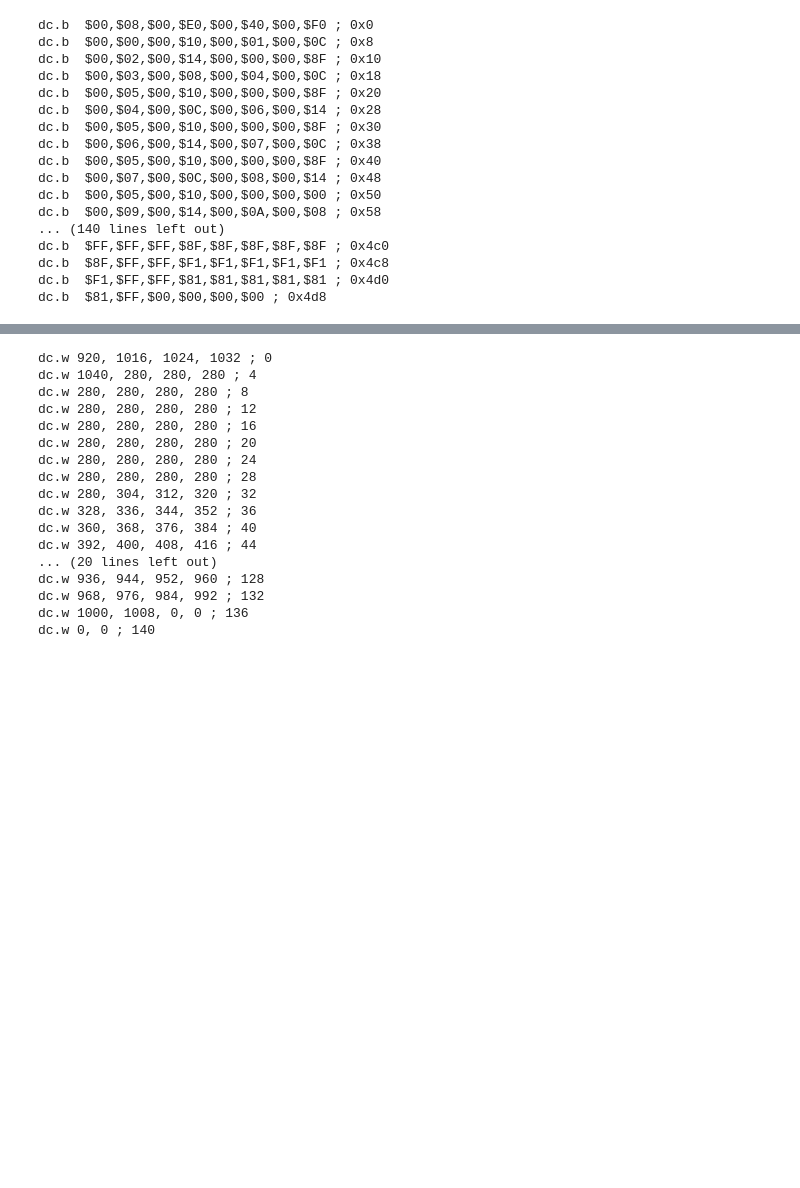
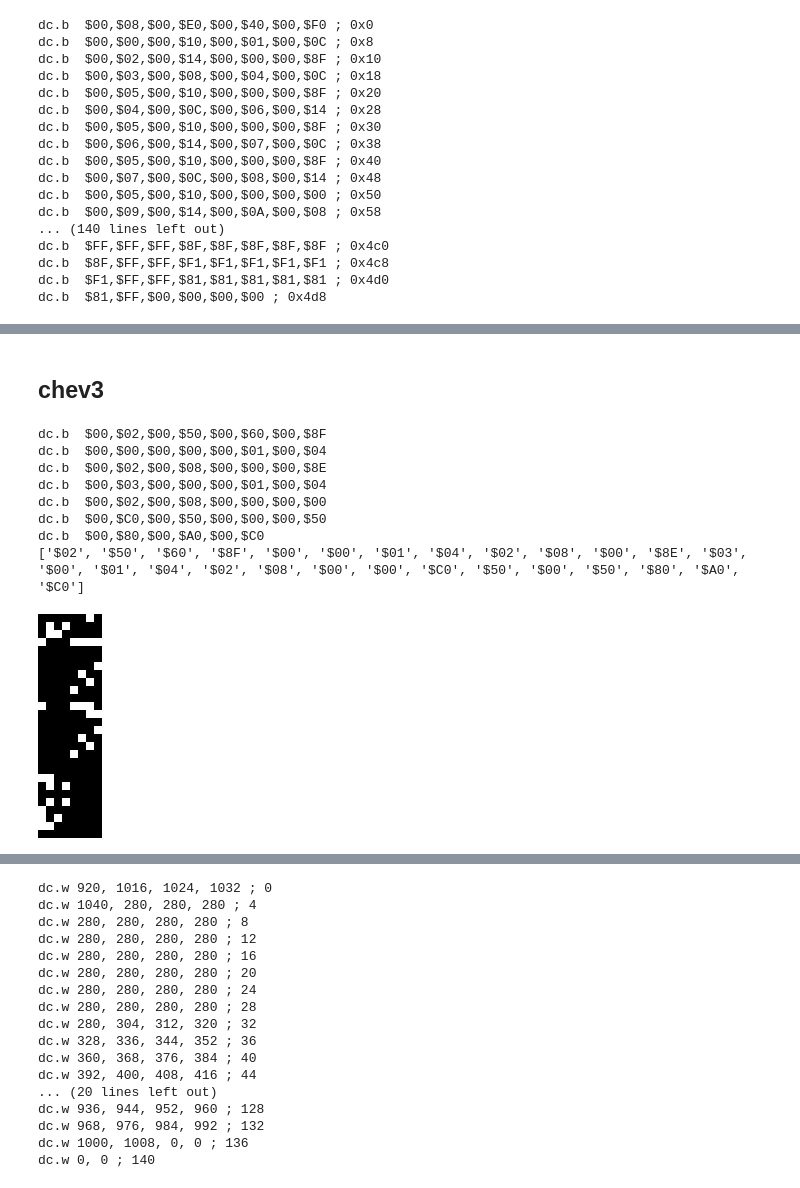
Before and after one commit to mwenge/vlm, a Jupyter notebook: notebooks/Regenerate images.s.ipynb, the cells around one changed output, grey strips where cells are left out. Saved outputs shown, nothing was run; the diff lists cells and outputs as text; code cells hidden in the pictures; blank space fills up the shorter version.

```diff
--- a/notebooks/Regenerate images.s.ipynb
+++ b/notebooks/Regenerate images.s.ipynb
@@ -101,0 +227,42 @@ dc.b  $81,$FF,$00,$00,$00,$00 ; 0x4d8
+# %% [markdown]
+## chev3
+# %%
+img_data = """
+                dc.l $20050, $60008F, 0
+                dc.l $10004, $20008, $8E, $30000, $10004, $20008, 0
+                dc.l $C00050, $50, $8000A0
+"""
+flatten = lambda l: [ e for sublist in l for e in sublist]
+
+longs = [l.strip().replace('$','').rjust(8,'0')
+         for l in ','.join([l[21:]
+         for l in img_data.split('\n')[1:-1]]).split(',')]
+bytes = flatten([["$"+l[:2],"$"+l[2:4],"$"+l[4:6],"$"+l[6:]] for l in longs])
+bytes = bytes + ["$00","$C0"]
+for i in range(0,len(bytes),8):
+    print("dc.b  " + ','.join(bytes[i:i+8]))
+
+width = 8
+bytes = [bytes[i] for i in range(1,len(bytes),2)]
+print(bytes)
+cry_bytes = bytearray([int(x[1:],16) for x in bytes])
+pixels = get1BitPixels(cry_bytes,width)
+
+scale = 8
+img = Image.fromarray(pixels,mode='RGB')
+img = img.resize((img.width * scale, img.height * scale), Image.NEAREST)
+
+my_art = AsciiArt.from_pillow_image(img)
+ascii_image = my_art.to_ascii(columns=20, monochrome=True)
+#print('\n'+''.join(["; " + l +"\n" for l in ascii_image.splitlines()]))
+img
+# %% [output]
+dc.b  $00,$02,$00,$50,$00,$60,$00,$8F
+dc.b  $00,$00,$00,$00,$00,$01,$00,$04
+dc.b  $00,$02,$00,$08,$00,$00,$00,$8E
+dc.b  $00,$03,$00,$00,$00,$01,$00,$04
+dc.b  $00,$02,$00,$08,$00,$00,$00,$00
+dc.b  $00,$C0,$00,$50,$00,$00,$00,$50
+dc.b  $00,$80,$00,$A0,$00,$C0
+['$02', '$50', '$60', '$8F', '$00', '$00', '$01', '$04', '$02', '$08', '$00', '$8E', '$03', '$00', '$01', '$04', '$02', '$08', '$00', '$00', '$C0', '$50', '$00', '$50', '$80', '$A0', '$C0']
+[figure, added]
```
Also changed, not shown: parts of 16 cells of this notebook, 6 other files.
